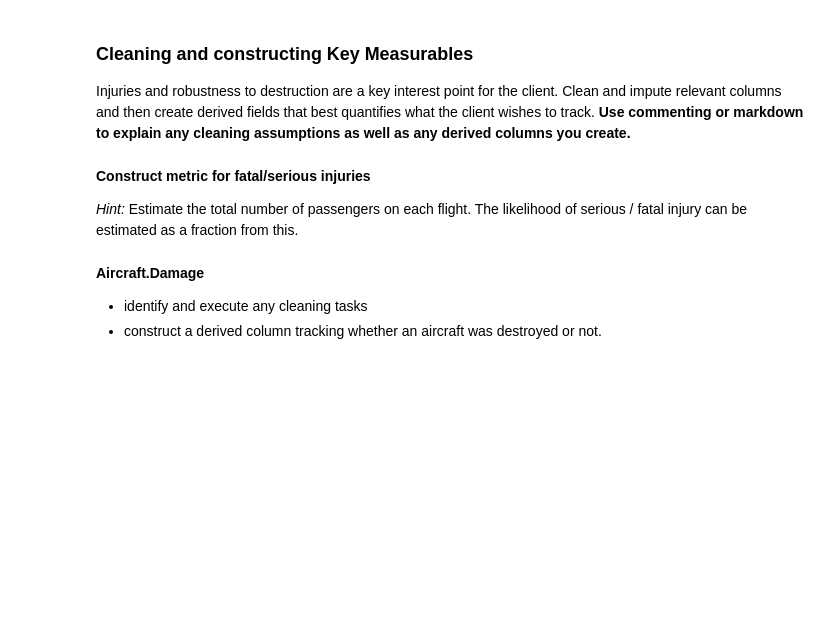
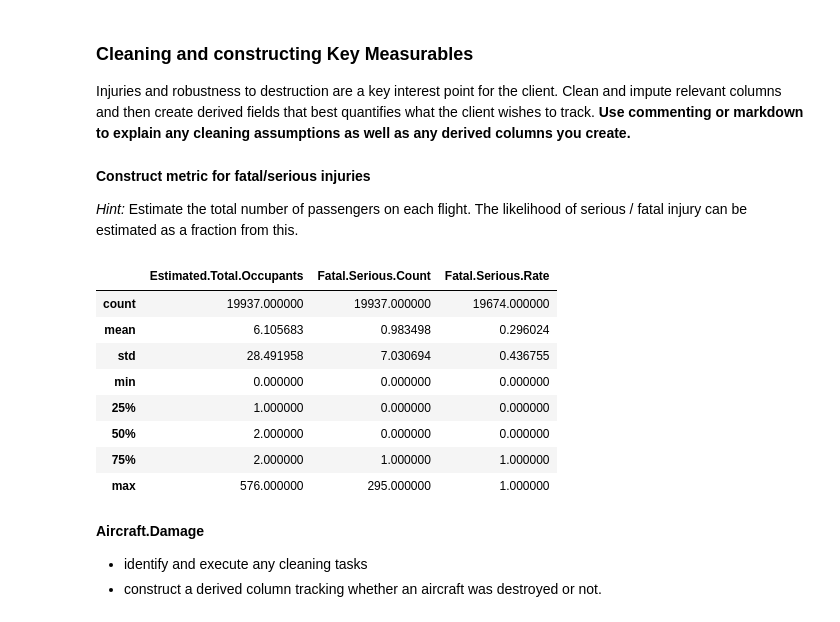
Before and after one commit to drivernf/dsc-course0-m8-lab, a Jupyter notebook: Aviation_Accidents_Cleaning.ipynb, the cells around one changed output. Drawn from its saved outputs; the diff is of its cells as text; code cells hidden in the pictures; blank space fills up the shorter version.

Commit message:
Fatal/serious injury metrics

```diff
--- a/Aviation_Accidents_Cleaning.ipynb
+++ b/Aviation_Accidents_Cleaning.ipynb
@@ -124,6 +207,55 @@ Injuries and robustness to destruction are a key interest point for the client.
 **Construct metric for fatal/serious injuries**
 
 *Hint:* Estimate the total number of passengers on each flight. The likelihood of serious / fatal injury can be estimated as a fraction from this.
+# %%
+# Construct metric for fatal/serious injuries
+injury_cols = [
+    "Total.Fatal.Injuries",
+    "Total.Serious.Injuries",
+    "Total.Minor.Injuries",
+    "Total.Uninjured"
+]
+
+# Ensure numeric
+for col in injury_cols:
+    df_filtered[col] = pd.to_numeric(df_filtered[col], errors="coerce")
+
+# Imputation assumption:
+# Missing injury counts are treated as 0 for row-wise totals
+df_filtered[injury_cols] = df_filtered[injury_cols].fillna(0)
+
+# Estimated total occupants on board
+df_filtered["Estimated.Total.Occupants"] = df_filtered[injury_cols].sum(axis=1)
+
+# Fatal + serious count
+df_filtered["Fatal.Serious.Count"] = (
+    df_filtered["Total.Fatal.Injuries"] + df_filtered["Total.Serious.Injuries"]
+)
+
+# Rate of fatal/serious injuries among occupants
+df_filtered["Fatal.Serious.Rate"] = (
+    df_filtered["Fatal.Serious.Count"] / df_filtered["Estimated.Total.Occupants"]
+)
+
+# Avoid divide-by-zero artifacts
+df_filtered.loc[df_filtered["Estimated.Total.Occupants"] == 0, "Fatal.Serious.Rate"] = np.nan
+
+# Quick inspection
+display(
+    df_filtered[
+        ["Estimated.Total.Occupants", "Fatal.Serious.Count", "Fatal.Serious.Rate"]
+    ].describe()
+)
+# %% [output]
+|  | Estimated.Total.Occupants | Fatal.Serious.Count | Fatal.Serious.Rate |
+| count | 19937.000000 | 19937.000000 | 19674.000000 |
+| mean | 6.105683 | 0.983498 | 0.296024 |
+| std | 28.491958 | 7.030694 | 0.436755 |
+| min | 0.000000 | 0.000000 | 0.000000 |
+| 25% | 1.000000 | 0.000000 | 0.000000 |
+| 50% | 2.000000 | 0.000000 | 0.000000 |
+| 75% | 2.000000 | 1.000000 | 1.000000 |
+| max | 576.000000 | 295.000000 | 1.000000 |
 # %% [markdown]
 **Aircraft.Damage**
 - identify and execute any cleaning tasks
```
Also changed, not shown: parts of 1 cell of this notebook.
